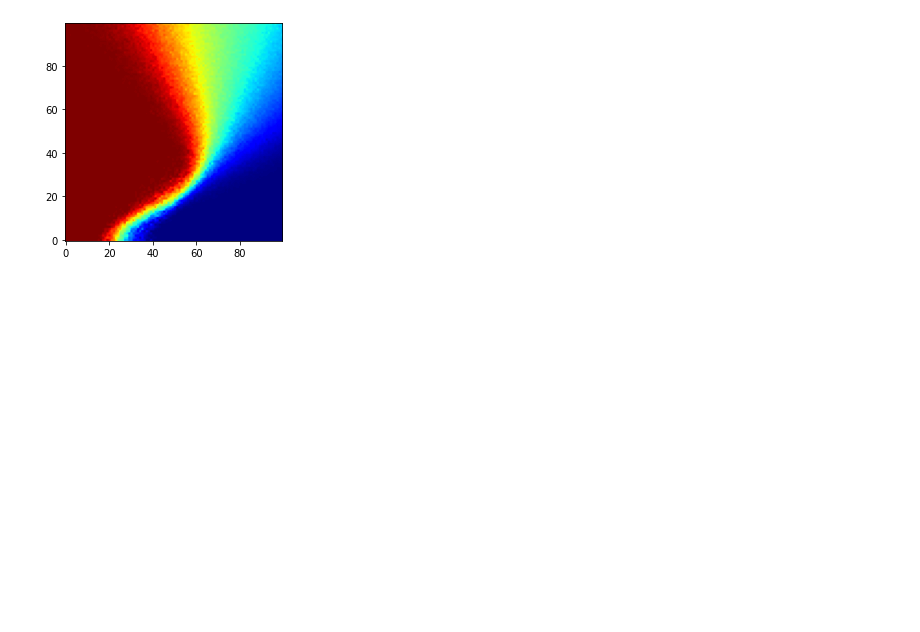
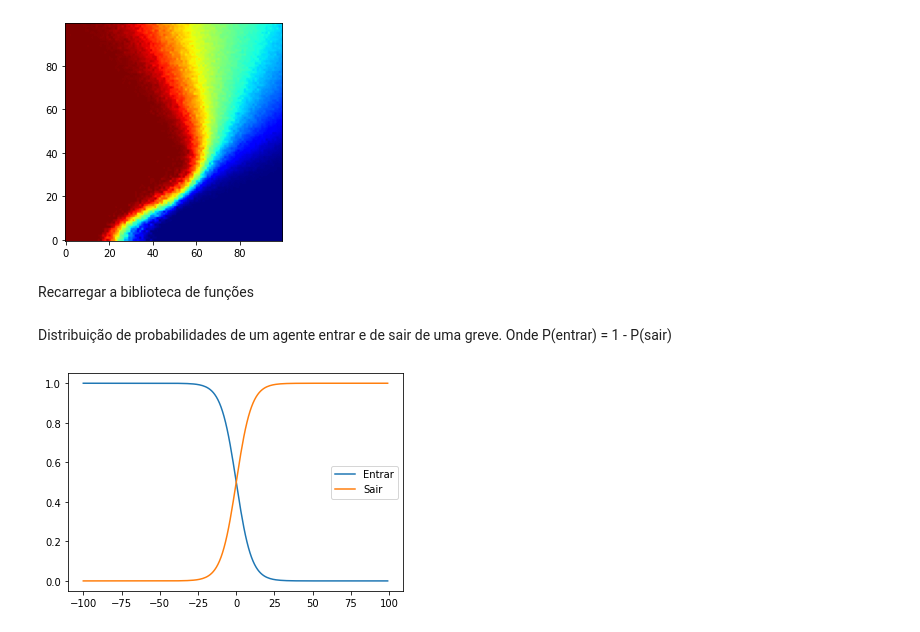
Before and after one commit to AlantheBenign/Critical-mass-model-for-social-dynamic, a Jupyter notebook: Modelo de limiares estocásticos.ipynb, the cells around one changed output. Cells and saved outputs as stored; diff of their text form; code cells hidden in the pictures; blank space fills up the shorter version.

```diff
--- a/Modelo de limiares estocásticos.ipynb
+++ b/Modelo de limiares estocásticos.ipynb
@@ -248,3 +239,5 @@ plt.show()
 # %% [output]
 99.00%
 [figure]
+# %% [markdown]
+Recarregar a biblioteca de funções
@@ -250,0 +246,14 @@ plt.show()
+# %% [markdown]
+Distribuição de probabilidades de um agente entrar e de sair de uma greve. Onde P(entrar) = 1 - P(sair)
+# %%
+x = np.arange(-100,100)
+m = 0.2
+
+plt.figure()
+plt.plot(x,1 / (1 + np.exp( m * x ) ),label = "Entrar")
+plt.plot(x,1 / (1 + np.exp( -m * x ) ),label = "Sair")
+#plt.plot(x, 1 - 1 / (1 + np.exp( -m * x ) ),label = "1 - P(Sair) = P(Entrar)")
+plt.legend()
+plt.show()
+# %% [output]
+[figure, added]
```
Also changed, not shown: parts of 19 cells of this notebook, 6 other files.
